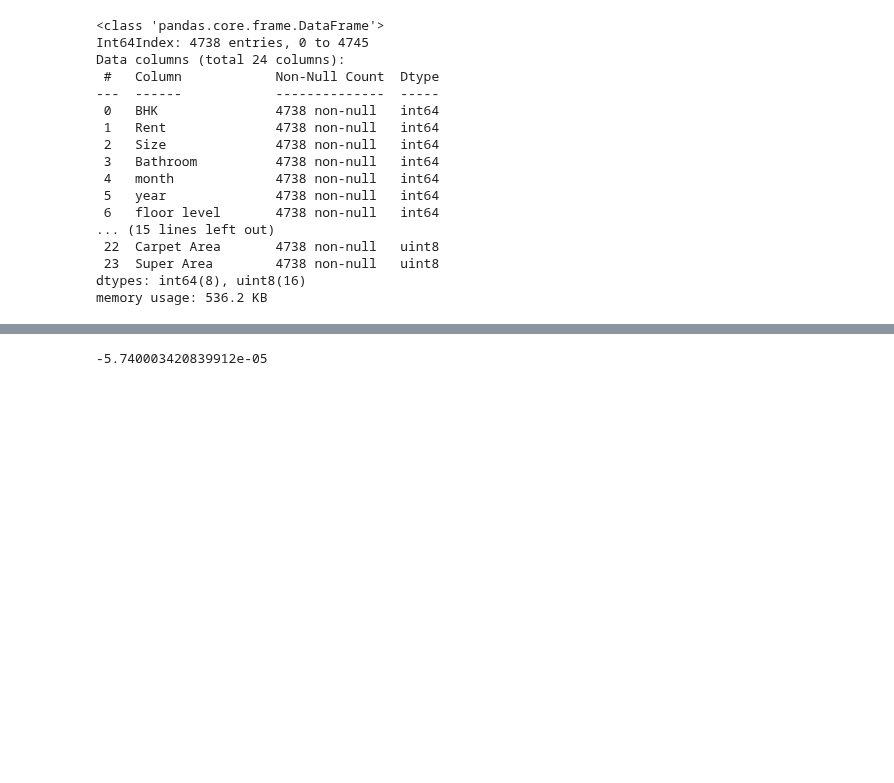
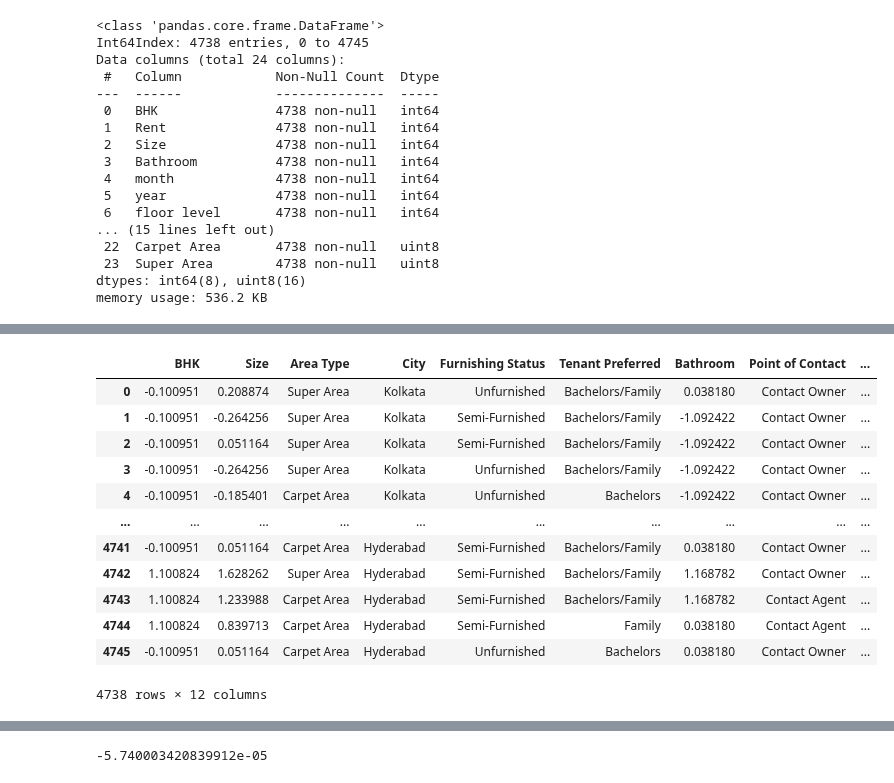
Before and after one commit to remre/housepricer, a Jupyter notebook: workenvfirst.ipynb, the cells around one changed output, grey strips where cells are left out. Saved outputs shown, nothing was run; the diff lists cells and outputs as text; code cells hidden in the pictures; blank space fills up the shorter version.

```diff
--- a/workenvfirst.ipynb
+++ b/workenvfirst.ipynb
@@ -220,4 +216 @@ list(sorted(df2['City'].unique()))
-# %%
-df2['floor level'] = df2['floor level'].astype('int64')
-df2['total floor'] = df2['total floor'].astype('int64')
 # %%
@@ -278,18 +244,3 @@ df2 = df2[df2.Rent < 3400000]
 orcat_vars  = [ 'total floor', 'Area Type', 'Area Locality', 'Furnishing Status', 'Tenant Preferred']
 nomcat_vars  = ['City', 'Point of Contact']
 cate_vars  = ['Furnishing Status', 'Tenant Preferred','Point of Contact','City','Area Type']
-# %%
-def one_hot_encode(df, column):
-    # Get one hot encoding of columns B
-    one_hot = pd.get_dummies(df[column])
-    # Drop column as it is now encoded
-    df = df.drop(column,axis = 1)
-    print(f"one hot encoded {column}")
-    # Join the encoded df
-    df = df.join(one_hot)
-    return df
-# df3 = df2.copy()
-for nom in cate_vars:
-
-    df2 = one_hot_encode(df2,nom)
-df2
@@ -446,10 +403,10 @@ from sklearn.ensemble import StackingRegressor
 from sklearn import tree
 # %%
 df3 = df2.copy()
-# numerical_features = df3.dtypes[df3.dtypes != "object"].index
+numerical_features = df3.dtypes[df3.dtypes != "object"].index
 
-# scaler = StandardScaler()
-# df3[numerical_features] = scaler.fit_transform(df3[numerical_features])
+scaler = StandardScaler()
+df3[numerical_features] = scaler.fit_transform(df3[numerical_features])
 # %%
 X = df3.drop('Rent',axis=1)
 y =df3[['Rent']].values
@@ -553,6 +521,22 @@ def five_cv_prarm_grid(PARAM_DICT, ESTIMATOR,X_train,y_train):
     print(f"10-CV Best Parameters = {best_param}")
     print(f"10-CV Best Score = {sh.best_score_}")
     return best_estimator, best_param
+# %%
+X
+# %% [output]
+|  | BHK | Size | Area Type | City | Furnishing Status | Tenant Preferred | Bathroom | Point of Contact | ... |
+| 0 | -0.100951 | 0.208874 | Super Area | Kolkata | Unfurnished | Bachelors/Family | 0.038180 | Contact Owner | ... |
+| 1 | -0.100951 | -0.264256 | Super Area | Kolkata | Semi-Furnished | Bachelors/Family | -1.092422 | Contact Owner | ... |
+| 2 | -0.100951 | 0.051164 | Super Area | Kolkata | Semi-Furnished | Bachelors/Family | -1.092422 | Contact Owner | ... |
+| 3 | -0.100951 | -0.264256 | Super Area | Kolkata | Unfurnished | Bachelors/Family | -1.092422 | Contact Owner | ... |
+| 4 | -0.100951 | -0.185401 | Carpet Area | Kolkata | Unfurnished | Bachelors | -1.092422 | Contact Owner | ... |
+| ... | ... | ... | ... | ... | ... | ... | ... | ... | ... |
+| 4741 | -0.100951 | 0.051164 | Carpet Area | Hyderabad | Semi-Furnished | Bachelors/Family | 0.038180 | Contact Owner | ... |
+| 4742 | 1.100824 | 1.628262 | Super Area | Hyderabad | Semi-Furnished | Bachelors/Family | 1.168782 | Contact Owner | ... |
+| 4743 | 1.100824 | 1.233988 | Carpet Area | Hyderabad | Semi-Furnished | Bachelors/Family | 1.168782 | Contact Agent | ... |
+| 4744 | 1.100824 | 0.839713 | Carpet Area | Hyderabad | Semi-Furnished | Family | 0.038180 | Contact Agent | ... |
+| 4745 | -0.100951 | 0.051164 | Carpet Area | Hyderabad | Unfurnished | Bachelors | 0.038180 | Contact Owner | ... |
+4738 rows × 12 columns
 # %%
 model = LinearRegression()
 LinearRegression_test = test_predict(model, X_train,X_test,y_train,y_test)
```
Also changed, not shown: parts of 12 cells of this notebook.
